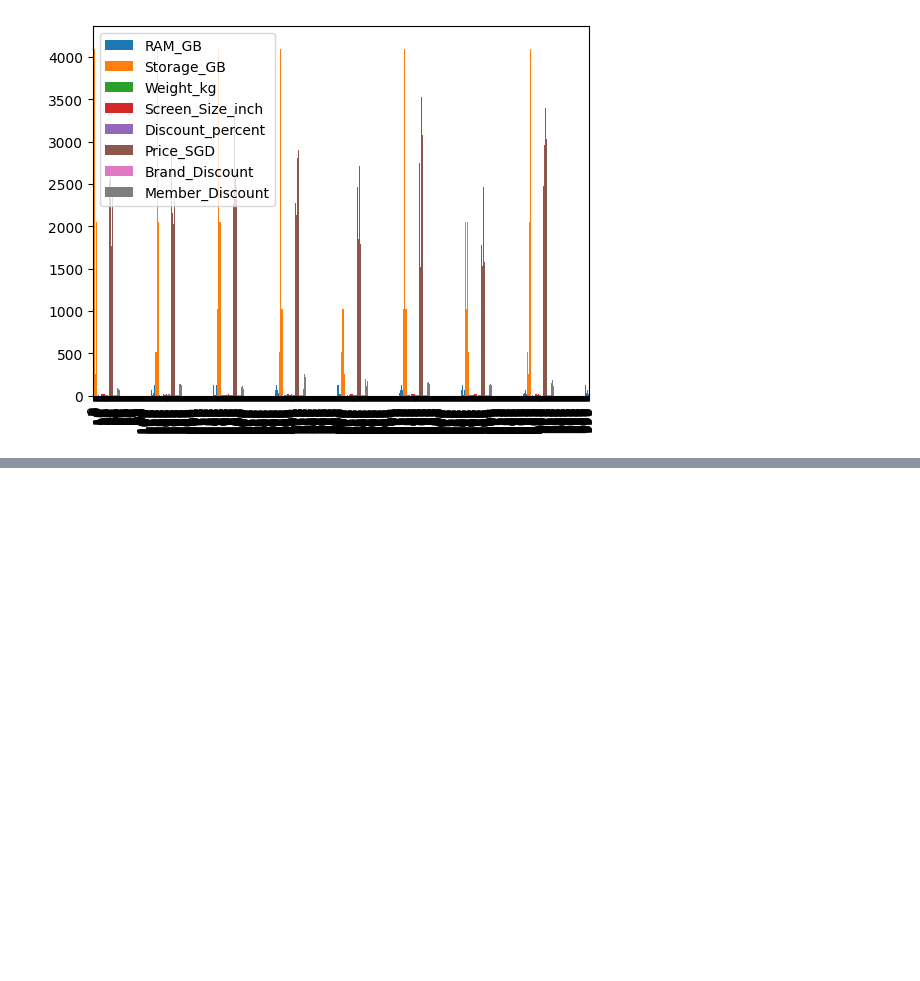
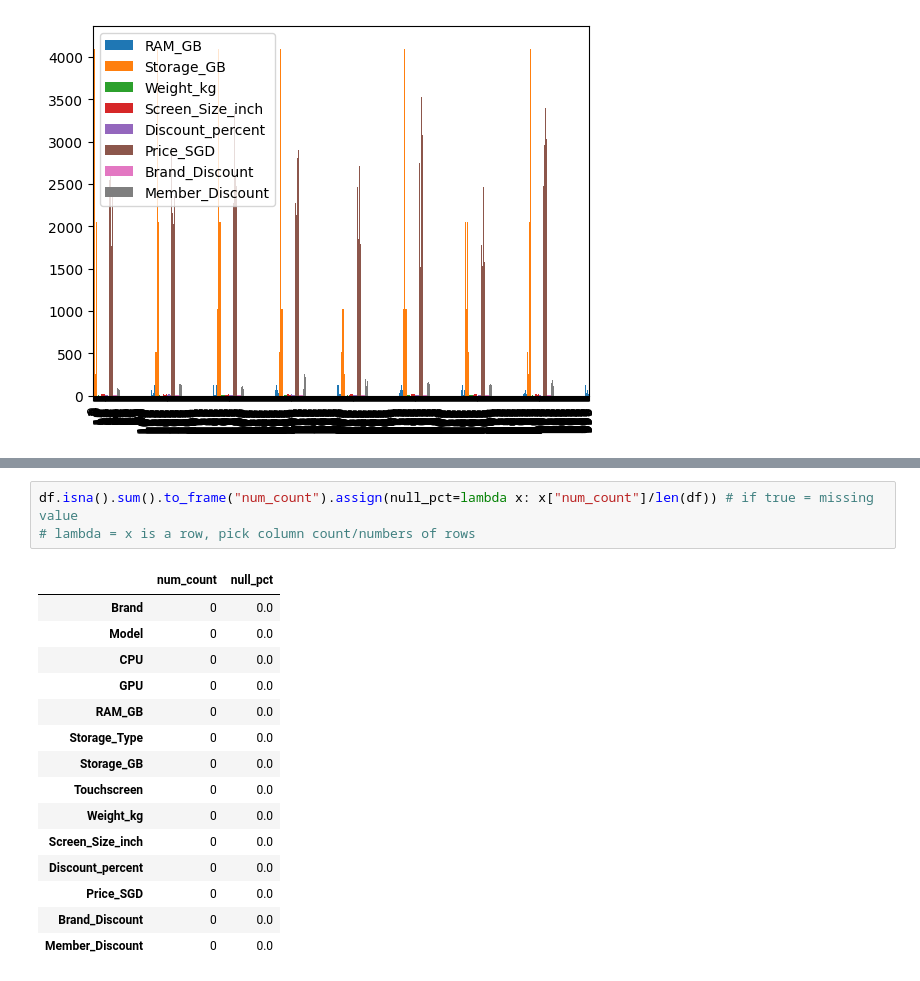
Before and after one commit to ShuAng1602/ADALL_Github, a Jupyter notebook: Main.ipynb, the cells around one changed output, grey strips where cells are left out. Cells and saved outputs as stored; diff of their text form; blank space fills up the shorter version.

```diff
--- a/Main.ipynb
+++ b/Main.ipynb
@@ -37,0 +175,19 @@ Please ensure the URL is correct and the file format is compatible with `pd.read
+# %%
+df.isna().sum().to_frame("num_count").assign(null_pct=lambda x: x["num_count"]/len(df)) # if true = missing value
+# lambda = x is a row, pick column count/numbers of rows
+# %% [output]
+|  | num_count | null_pct |
+| Brand | 0 | 0.0 |
+| Model | 0 | 0.0 |
+| CPU | 0 | 0.0 |
+| GPU | 0 | 0.0 |
+| RAM_GB | 0 | 0.0 |
+| Storage_Type | 0 | 0.0 |
+| Storage_GB | 0 | 0.0 |
+| Touchscreen | 0 | 0.0 |
+| Weight_kg | 0 | 0.0 |
+| Screen_Size_inch | 0 | 0.0 |
+| Discount_percent | 0 | 0.0 |
+| Price_SGD | 0 | 0.0 |
+| Brand_Discount | 0 | 0.0 |
+| Member_Discount | 0 | 0.0 |
```
Also changed, not shown: parts of 8 cells of this notebook.
